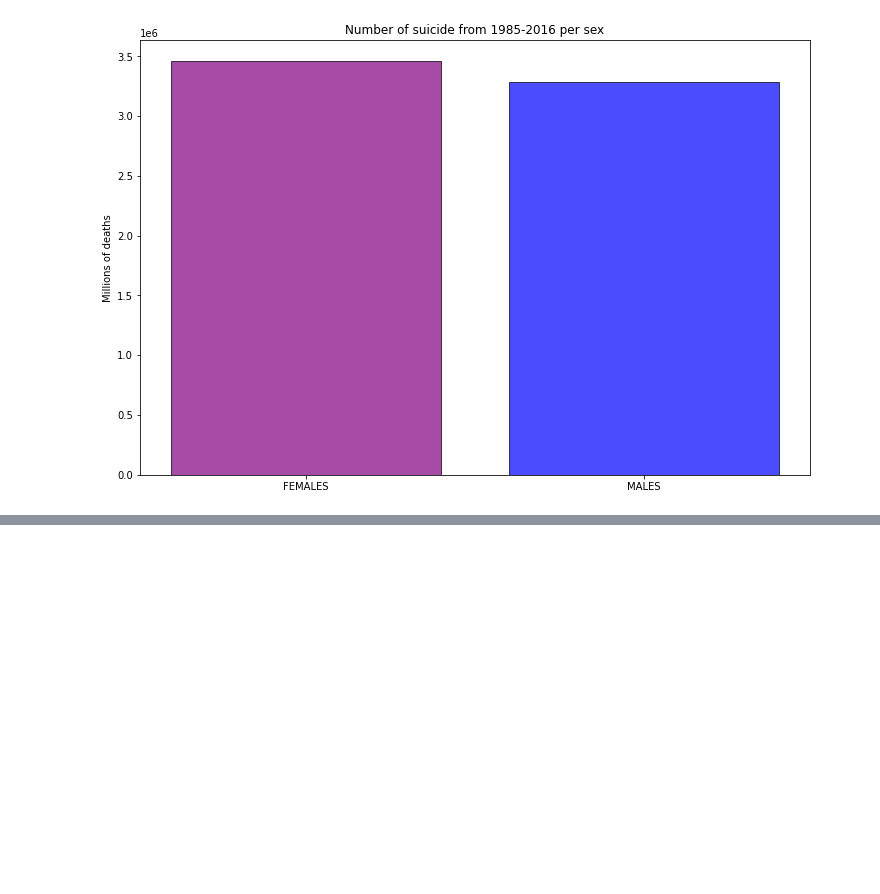
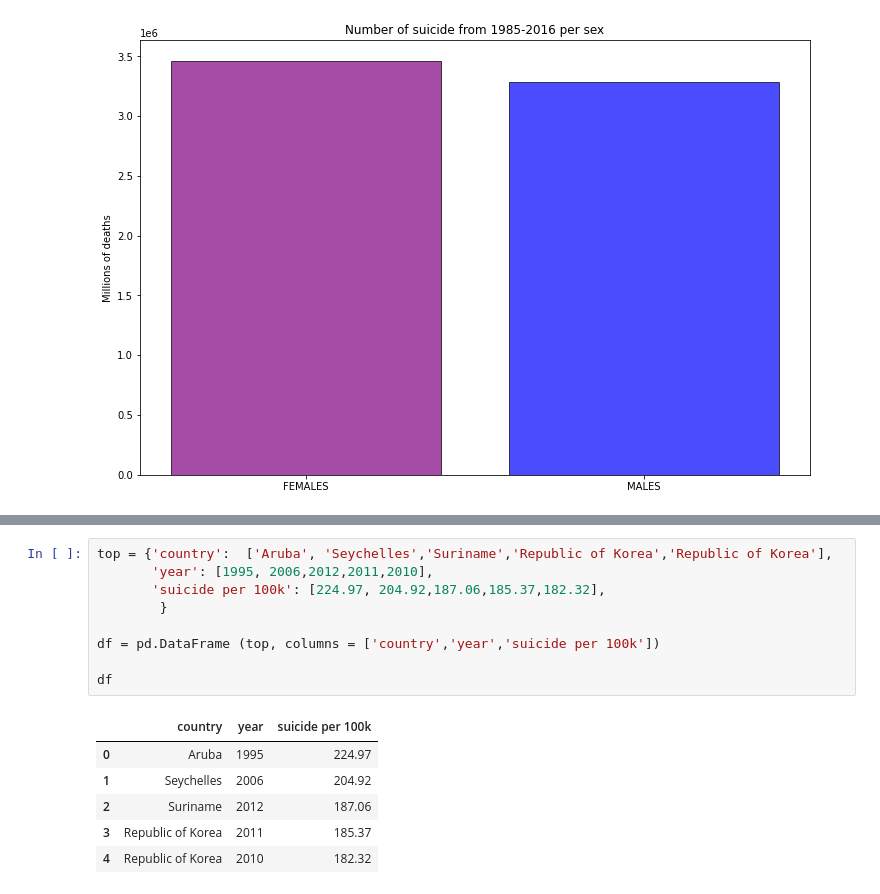
Before and after one commit to crisarenas/W3-pipeline-project, a Jupyter notebook: first_analysis.ipynb, the cells around one changed output, grey strips where cells are left out. Drawn from its saved outputs; the diff is of its cells as text; blank space fills up the shorter version.

```diff
--- a/first_analysis.ipynb
+++ b/first_analysis.ipynb
@@ -58,0 +145,16 @@ plt.show()
+# %%
+top = {'country':  ['Aruba', 'Seychelles','Suriname','Republic of Korea','Republic of Korea'],
+       'year': [1995, 2006,2012,2011,2010],
+       'suicide per 100k': [224.97, 204.92,187.06,185.37,182.32],
+        }
+
+df = pd.DataFrame (top, columns = ['country','year','suicide per 100k'])
+
+df
+# %% [output]
+|  | country | year | suicide per 100k |
+| 0 | Aruba | 1995 | 224.97 |
+| 1 | Seychelles | 2006 | 204.92 |
+| 2 | Suriname | 2012 | 187.06 |
+| 3 | Republic of Korea | 2011 | 185.37 |
+| 4 | Republic of Korea | 2010 | 182.32 |
```
Also changed, not shown: parts of 13 cells of this notebook, 4 other files.
